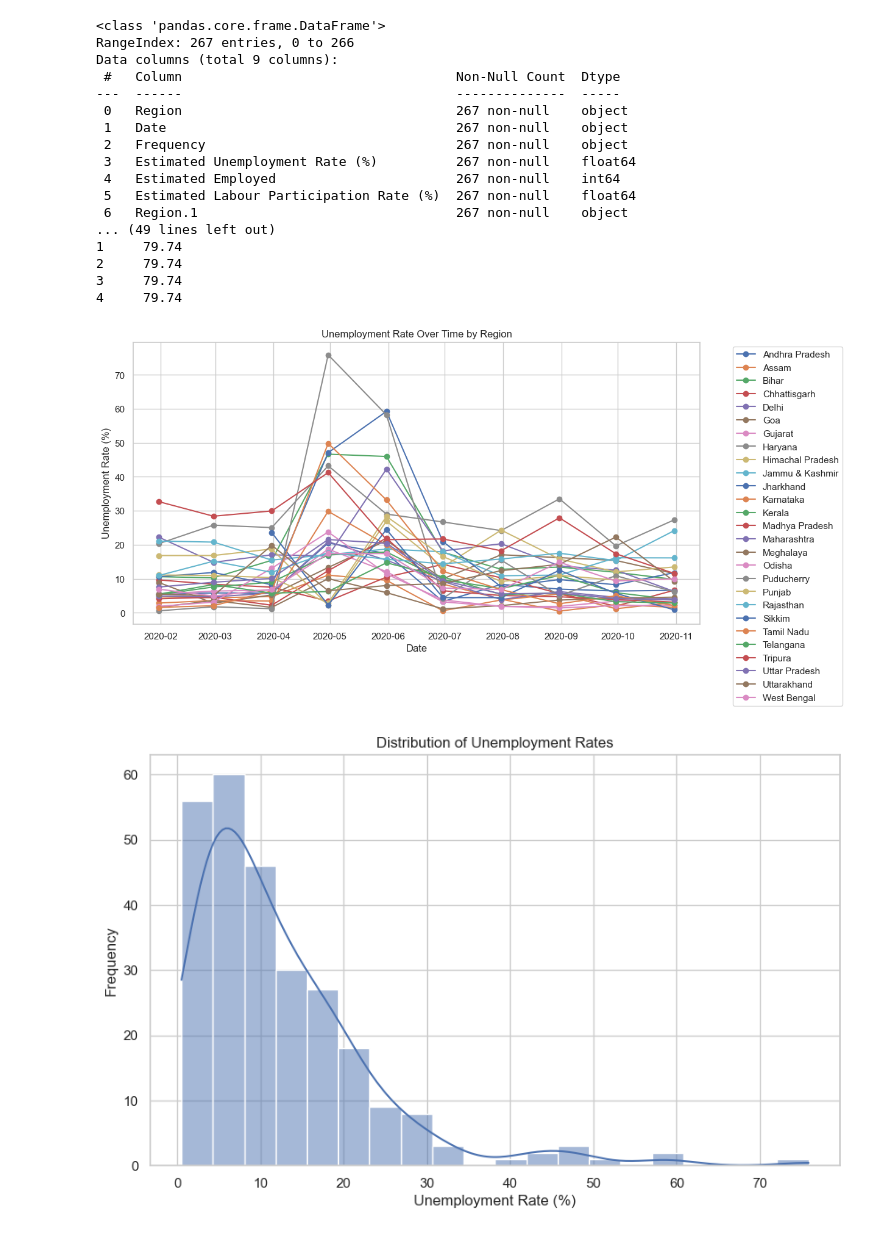
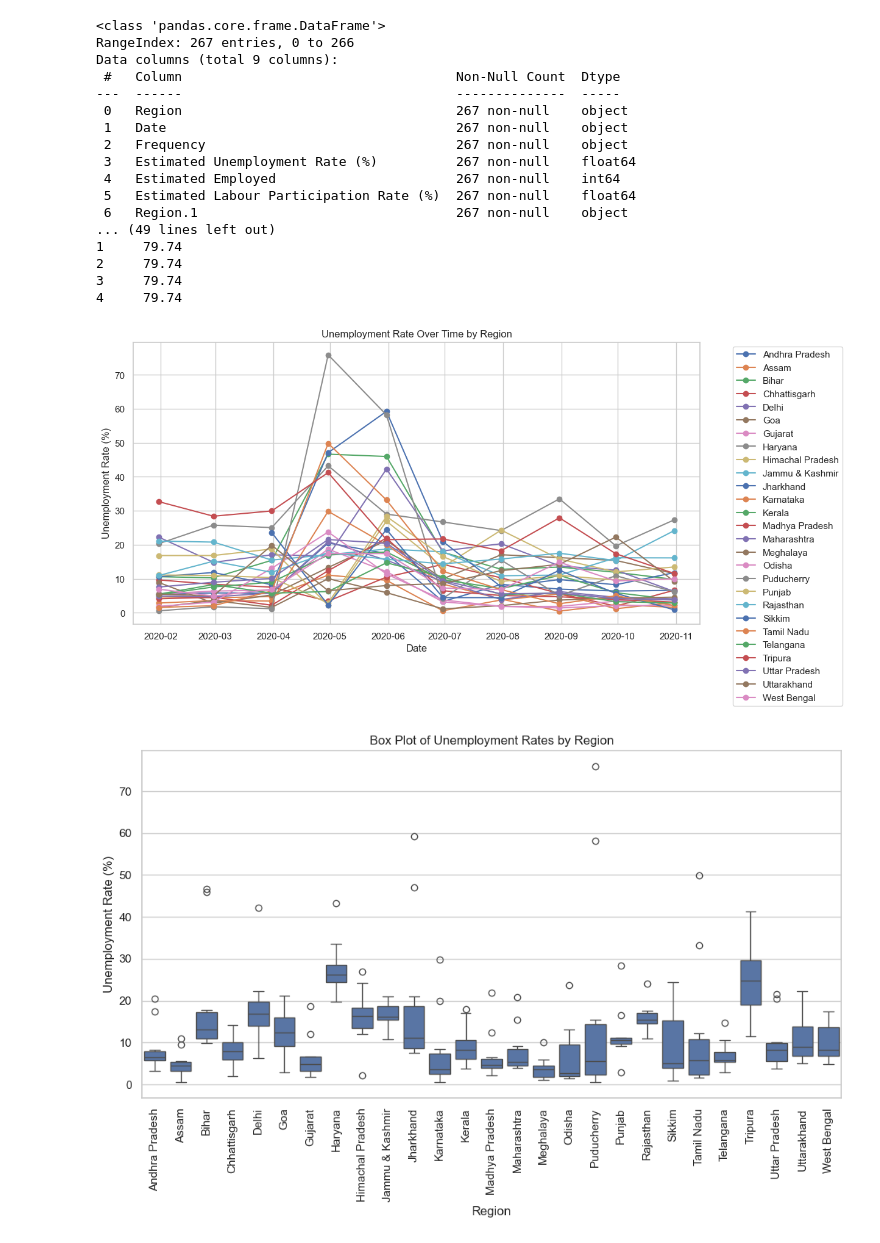
Before and after one commit to Kgicio/Unemployment-Analysis, a Jupyter notebook: notebooks/analysis.ipynb, the cells around one changed output. Cells and saved outputs as stored; diff of their text form; code cells hidden in the pictures.

```diff
--- a/notebooks/analysis.ipynb
+++ b/notebooks/analysis.ipynb
@@ -5,7 +5,8 @@ import matplotlib.pyplot as plt
 import seaborn as sns
 from statsmodels.tsa.arima.model import ARIMA
 from sklearn.metrics import mean_squared_error
-from sklearn.model_selection import train_test_split
+from pmdarima import auto_arima
+from statsmodels.graphics.tsaplots import plot_acf, plot_pacf
 
 # Set plotting styles
 sns.set(style="whitegrid")
@@ -45,12 +46,29 @@ plt.ylabel('Unemployment Rate (%)')
 plt.legend(bbox_to_anchor=(1.05, 1), loc='upper left')
 plt.show()
 
+# Box plot of unemployment rates by region
+plt.figure(figsize=(12, 6))
+sns.boxplot(x='Region', y='Estimated Unemployment Rate (%)', data=unemployment_data)
+plt.xticks(rotation=90)
+plt.title('Box Plot of Unemployment Rates by Region')
+plt.xlabel('Region')
+plt.ylabel('Unemployment Rate (%)')
+plt.show()
+
 # Histogram of unemployment rates
 plt.figure(figsize=(10, 6))
 sns.histplot(unemployment_data['Estimated Unemployment Rate (%)'], bins=20, kde=True)
 plt.title('Distribution of Unemployment Rates')
 plt.xlabel('Unemployment Rate (%)')
 plt.ylabel('Frequency')
+plt.show()
+
+# Correlation matrix
+numeric_cols = unemployment_data.select_dtypes(include=[np.number]).columns
+correlation_matrix = unemployment_data[numeric_cols].corr()
+plt.figure(figsize=(10, 6))
+sns.heatmap(correlation_matrix, annot=True, cmap='coolwarm')
+plt.title('Correlation Matrix')
 plt.show()
 
 # Select a region for forecasting
@@ -70,8 +88,12 @@ train, test = region_data.iloc[:train_size], region_data.iloc[train_size:]
 print(f'Training size: {len(train)}')
 print(f'Testing size: {len(test)}')
 
+# Automatic ARIMA model selection
+auto_model = auto_arima(train['Estimated Unemployment Rate (%)'], seasonal=False, trace=True, error_action='ignore', suppress_warnings=True)
+print(auto_model.summary())
+
 # Fit ARIMA model
-model = ARIMA(train['Estimated Unemployment Rate (%)'], order=(5, 1, 0))
+model = ARIMA(train['Estimated Unemployment Rate (%)'], order=auto_model.order)
 model_fit = model.fit()
 
 # Forecast
@@ -85,31 +107,49 @@ plt.plot(train.index, train['Estimated Unemployment Rate (%)'], label='Training
 plt.plot(test.index, test['Estimated Unemployment Rate (%)'], label='Test Data')
 plt.plot(test.index, test['Forecast'], label='Forecast', linestyle='--')
 plt.title(f'Unemployment Rate Forecasting for {region}')
 plt.xlabel('Date')
 plt.ylabel('Unemployment Rate (%)')
 plt.legend()
 plt.show()
 
 # Calculate Mean Squared Error
 mse = mean_squared_error(test['Estimated Unemployment Rate (%)'], test['Forecast'])
 print(f'Mean Squared Error: {mse}')
+
+# Plot residuals
+residuals = model_fit.resid
+plt.figure(figsize=(12, 6))
+plt.plot(residuals)
+plt.title('Residuals of ARIMA Model')
+plt.xlabel('Date')
+plt.ylabel('Residuals')
+plt.show()
+
+# ACF and PACF plots of residuals
+plot_acf(residuals)
+plt.title('Autocorrelation of Residuals')
+plt.show()
+
+plot_pacf(residuals)
+plt.title('Partial Autocorrelation of Residuals')
+plt.show()
 # %% [output]
 <class 'pandas.core.frame.DataFrame'>
 RangeIndex: 267 entries, 0 to 266
 Data columns (total 9 columns):
  #   Column                                   Non-Null Count  Dtype
 ---  ------                                   --------------  -----
  0   Region                                   267 non-null    object
  1   Date                                     267 non-null    object
  2   Frequency                                267 non-null    object
  3   Estimated Unemployment Rate (%)          267 non-null    float64
  4   Estimated Employed                       267 non-null    int64
  5   Estimated Labour Participation Rate (%)  267 non-null    float64
  6   Region.1                                 267 non-null    object
 ... (49 lines left out)
 1     79.74
 2     79.74
 3     79.74
 4     79.74
 [figure]
-[figure, old version]
+[figure, new version]
```
Also changed, not shown: parts of 1 cell of this notebook.
